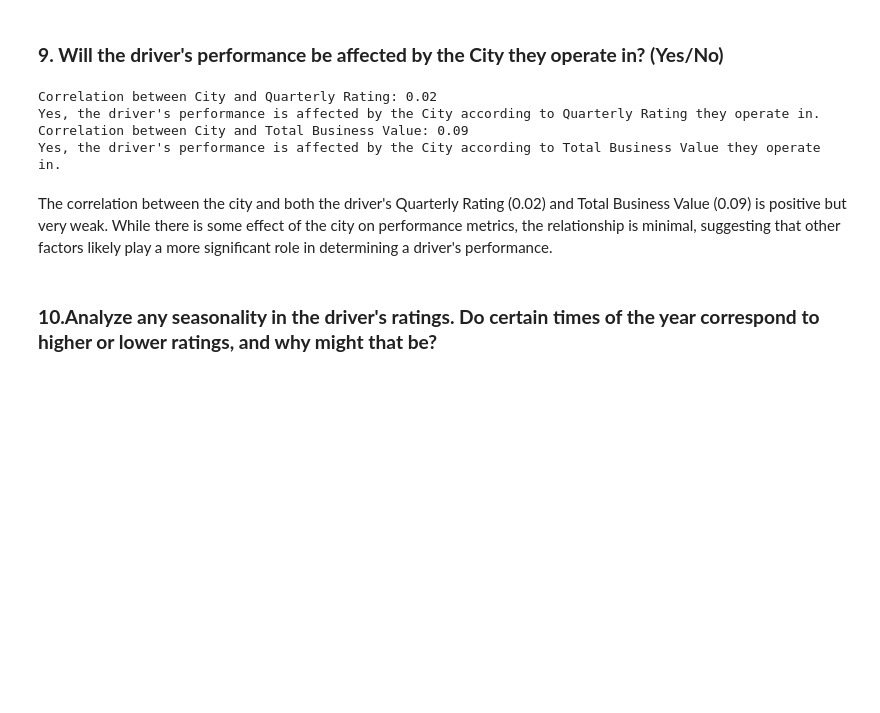
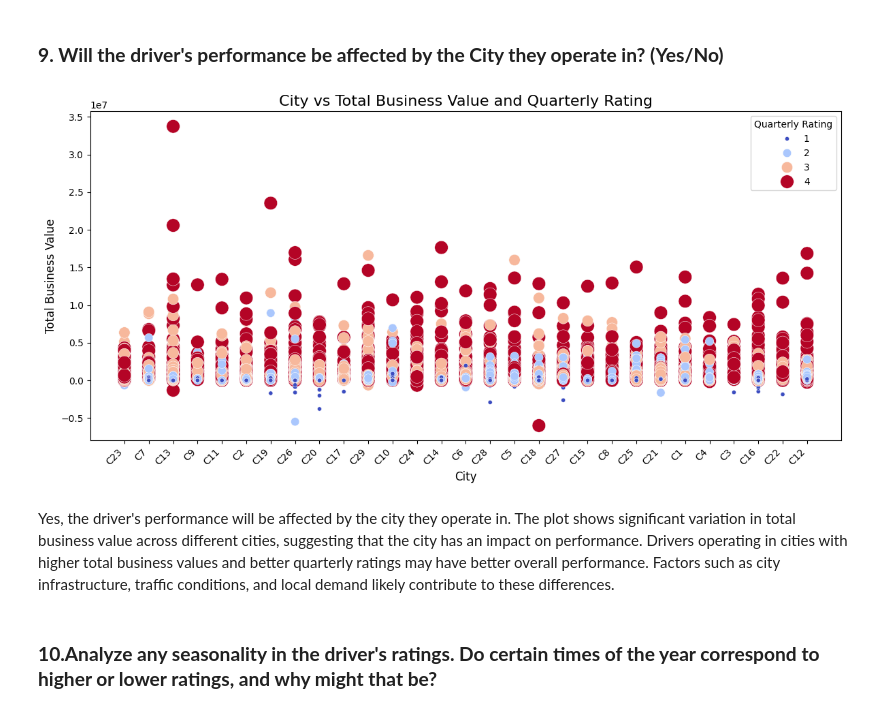
Before and after one commit to piyush1856/Business-Case-OLA-Ensemble-Learning, a Jupyter notebook: Business_Case_OLA_Ensemble_Learning.ipynb, the cells around one changed output. Cells and saved outputs as stored; diff of their text form; code cells hidden in the pictures; blank space fills up the shorter version.

```diff
--- a/Business_Case_OLA_Ensemble_Learning.ipynb
+++ b/Business_Case_OLA_Ensemble_Learning.ipynb
@@ -1931,48 +1931,27 @@ A significant gap between Precision and Recall can significantly impact Ola’s
 Besides "Number of Rides," several lesser-discussed features can impact a driver's Quarterly Rating. Total Business Value (TBV) reflects a driver's overall contribution to the company, influencing ratings. Grade and Joining Designation can affect the development path and perceived performance. Additionally, a driver's City and Age might play roles, with regional standards and experience levels impacting ratings. These features highlight that performance isn't solely based on ride numbers but also on broader factors like experience, contribution, and regional dynamics.
 # %% [markdown]
 ### **9. Will the driver's performance be affected by the City they operate in? (Yes/No)**
-# %%
-# Group the data by city and calculate the average Quarterly Rating
-city_performance = df.groupby('City')['Quarterly Rating'].median().reset_index()
-
-# Since 'City' is categorical, we first need to encode it numerically
-city_performance['City_encoded'] = city_performance['City'].astype('category').cat.codes
-
-# Calculate the correlation between the encoded City and Quarterly Rating
-correlation = city_performance['City_encoded'].corr(city_performance['Quarterly Rating'])
-
-# Display the correlation
-print(f"Correlation between City and Quarterly Rating: {correlation:.2f}")
-
-if correlation > 0:
-    print("Yes, the driver's performance is affected by the City according to Quarterly Rating they operate in.")
-else:
-    print("No, the driver's performance is not significantly affected by the City they operate in according to Quarterly Rating.")
-
-
-# Group the data by city and calculate the average Total Business Value
-tbv_performance = df.groupby('City')['Total Business Value'].median().reset_index()
-
-# Since 'City' is categorical, we first need to encode it numerically
-tbv_performance['City_encoded'] = tbv_performance['City'].astype('category').cat.codes
-
-# Calculate the correlation between the encoded City and Total Business Value
-correlation = tbv_performance['City_encoded'].corr(tbv_performance['Total Business Value'])
-
-# Display the correlation
-print(f"Correlation between City and Total Business Value: {correlation:.2f}")
-
-if correlation > 0:
-    print("Yes, the driver's performance is affected by the City according to Total Business Value they operate in.")
-else:
-    print("No, the driver's performance is not significantly affected by the City they operate in according to Total Business Value.")
-# %% [output]
-Correlation between City and Quarterly Rating: 0.02
-Yes, the driver's performance is affected by the City according to Quarterly Rating they operate in.
-Correlation between City and Total Business Value: 0.09
-Yes, the driver's performance is affected by the City according to Total Business Value they operate in.
-# %% [markdown]
-The correlation between the city and both the driver's Quarterly Rating (0.02) and Total Business Value (0.09) is positive but very weak. While there is some effect of the city on performance metrics, the relationship is minimal, suggesting that other factors likely play a more significant role in determining a driver's performance.
+# %%
+# Set up the figure
+plt.figure(figsize=(12, 6))
+
+# Scatter plot for City vs. Total Business Value and Quarterly Rating
+sns.scatterplot(data=df, x='City', y='Total Business Value', hue='Quarterly Rating', palette='coolwarm', size='Quarterly Rating', sizes=(20, 200))
+
+# Rotate x-axis labels for better readability
+plt.xticks(rotation=45, ha='right')
+
+# Title and labels
+plt.title('City vs Total Business Value and Quarterly Rating', fontsize=16)
+plt.xlabel('City', fontsize=12)
+plt.ylabel('Total Business Value', fontsize=12)
+
+plt.tight_layout()
+plt.show()
+# %% [output]
+[figure, added]
+# %% [markdown]
+Yes, the driver's performance will be affected by the city they operate in. The plot shows significant variation in total business value across different cities, suggesting that the city has an impact on performance. Drivers operating in cities with higher total business values and better quarterly ratings may have better overall performance. Factors such as city infrastructure, traffic conditions, and local demand likely contribute to these differences.
 # %% [markdown]
 ### **10.Analyze any seasonality in the driver's ratings. Do certain times of the year correspond to higher or lower ratings, and why might that be?**
 # %%
```
